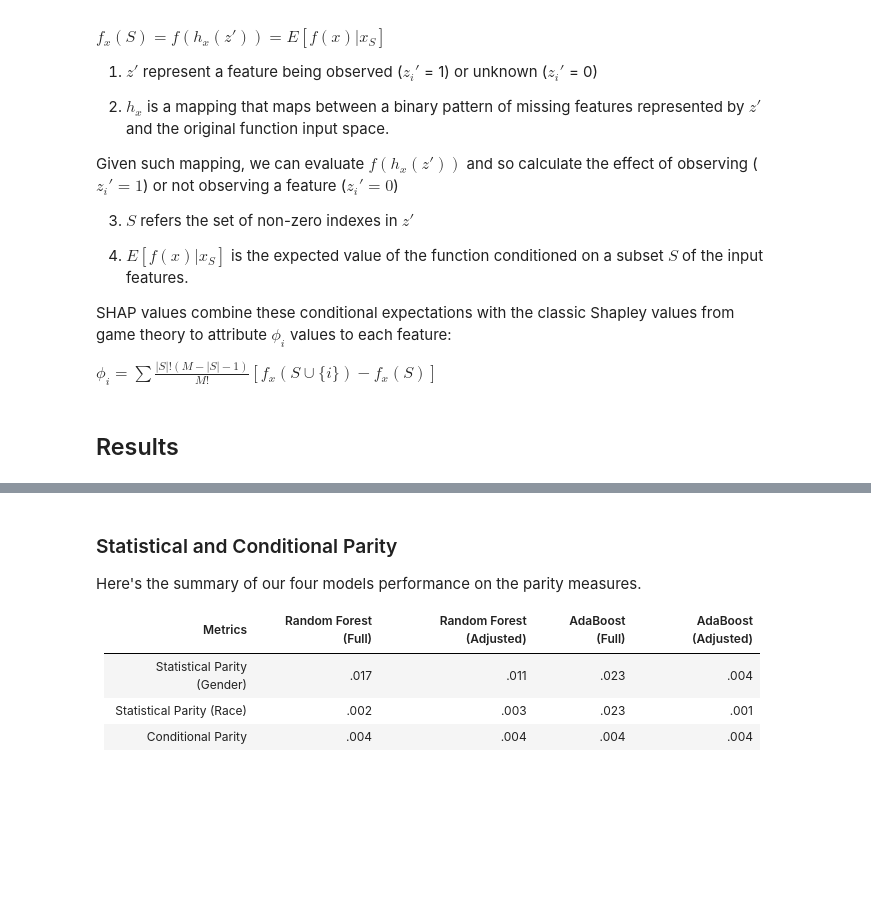
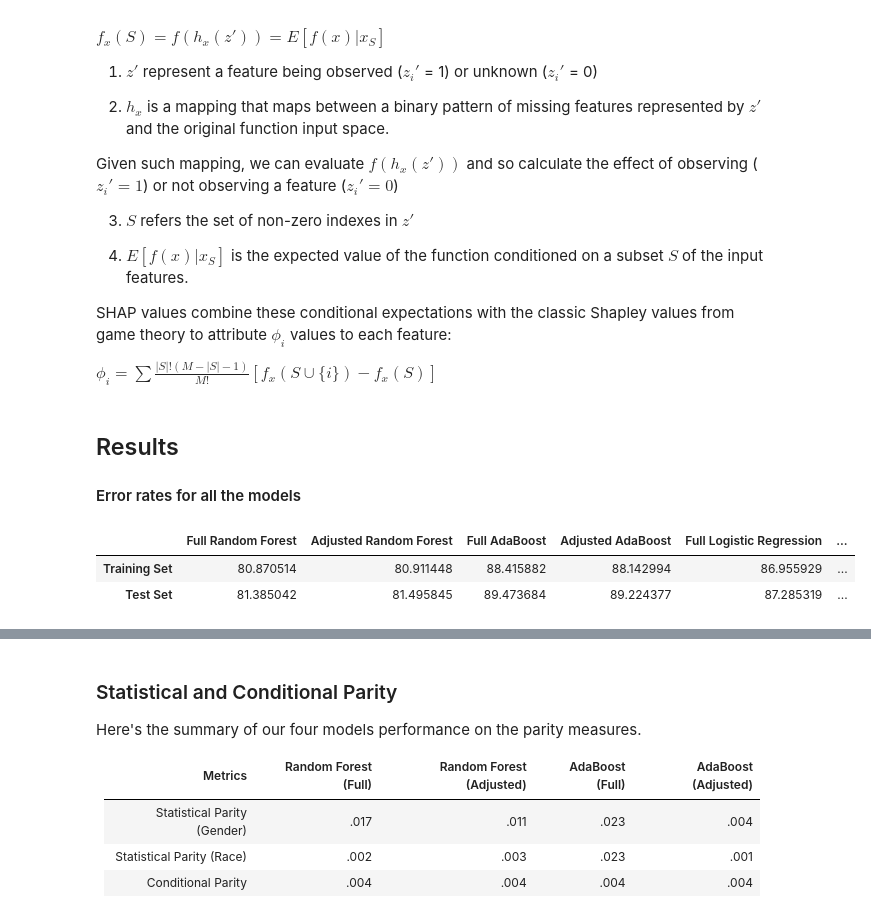
Before and after one commit to phoebewong/NYPD-Algorithm-Fairness, a Jupyter notebook: src/Report_submit.ipynb, the cells around one changed output, grey strips where cells are left out. Saved outputs shown, nothing was run; the diff lists cells and outputs as text; code cells hidden in the pictures; blank space fills up the shorter version.

```diff
--- a/src/Report_submit.ipynb
+++ b/src/Report_submit.ipynb
@@ -396,5 +396,32 @@ Given such mapping, we can evaluate $f(h_x(z'))$ and so calculate the effect of
 SHAP values combine these conditional expectations with the classic Shapley values from game theory to attribute $\phi_i$ values to each feature:
 
 $\phi_i = \sum \frac{|S|!(M-|S|-1)}{M!} [f_x(S \cup \{i\}) - f_x(S)]$
-# %% [markdown]
-## Results
+# %% [markdown]
+## Results
+
+#### Error rates for all the models
+# %%
+models = [model_1, model_2, model_3, model_4, model_5, model_6]
+names = ['Full Random Forest', 'Full AdaBoost', 'Full Logistic Regression',
+         'Adjusted Random Forest', 'Adjusted AdaBoost', 'Adjusted Logistic Regression']
+order = ['Full Random Forest', 'Adjusted Random Forest', 'Full AdaBoost', 'Adjusted AdaBoost',
+         'Full Logistic Regression', 'Adjusted Logistic Regression']
+X_tests = [X_test_fu, X_test_fu, X_test_fu, X_test_sm, X_test_sm, X_test_sm]
+y_tests = [y_test_fu, y_test_fu, y_test_fu, y_test_sm, y_test_sm, y_test_sm]
+X_trains = [X_train_fu, X_train_fu, X_train_fu, X_train_sm, X_train_sm, X_train_sm]
+y_trains = [y_train_fu, y_train_fu, y_train_fu, y_train_sm, y_train_sm, y_train_sm]
+races = ['WHITE', 'WHITE HISPANIC', 'BLACK', 'BLACK HISPANIC', 'ASIAN / PACIFIC ISLANDER']
+abbrevs = ['W', 'WH', 'B', 'BH', 'AP']
+
+model_accuracies = {m: [] for m in names}
+for i,m in enumerate(models):
+    model_accuracies[names[i]].append(100*m.score(X_trains[i], y_trains[i]))
+    model_accuracies[names[i]].append(100*m.score(X_tests[i], y_tests[i]))
+
+accuracy_df = pd.DataFrame(model_accuracies)
+accuracy_df.index = ['Training Set', 'Test Set']
+accuracy_df[order]
+# %% [output]
+|  | Full Random Forest | Adjusted Random Forest | Full AdaBoost | Adjusted AdaBoost | Full Logistic Regression | ... |
+| Training Set | 80.870514 | 80.911448 | 88.415882 | 88.142994 | 86.955929 | ... |
+| Test Set | 81.385042 | 81.495845 | 89.473684 | 89.224377 | 87.285319 | ... |
```
Also changed, not shown: parts of 10 cells of this notebook, 1 other file.
